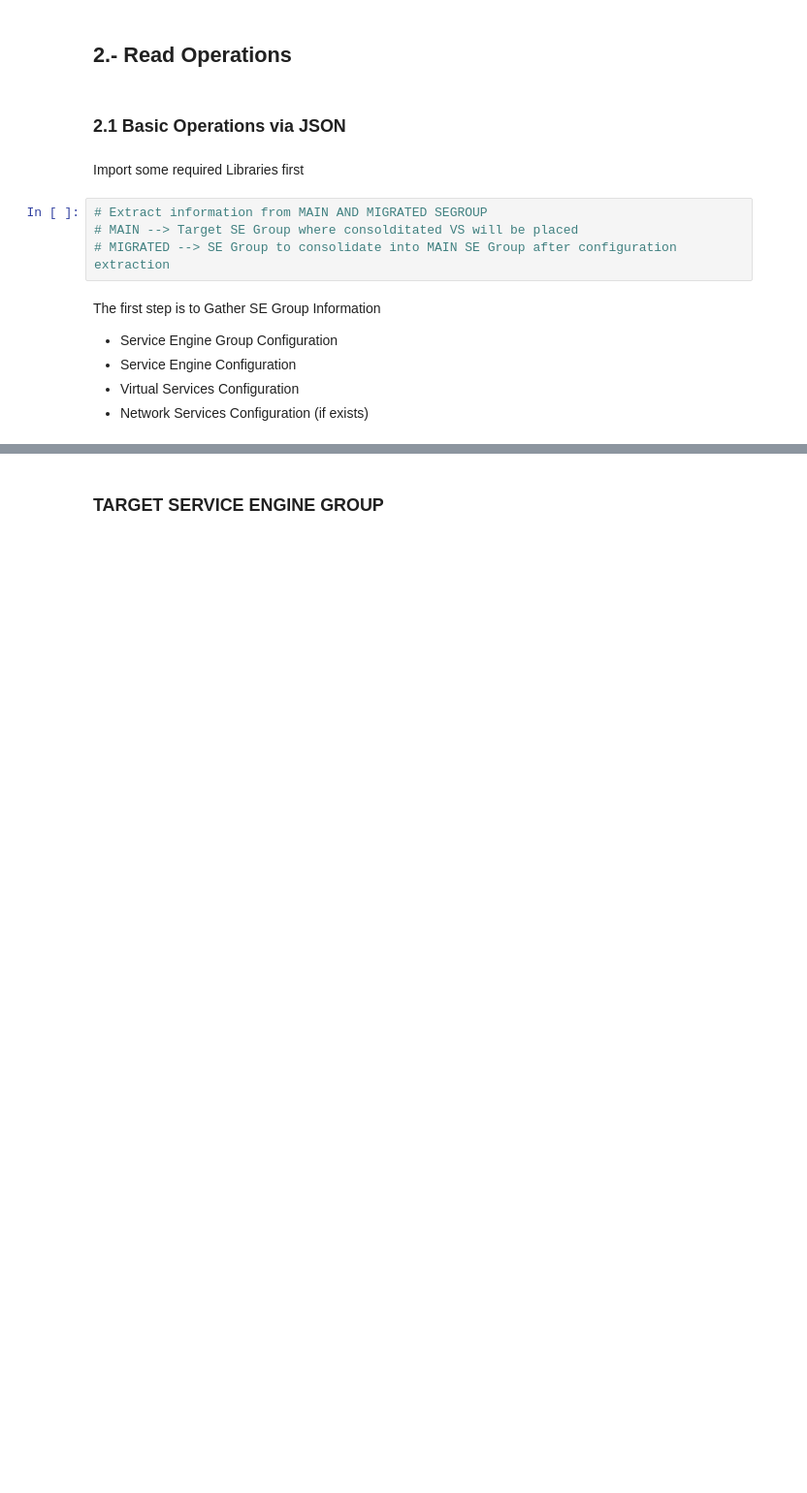
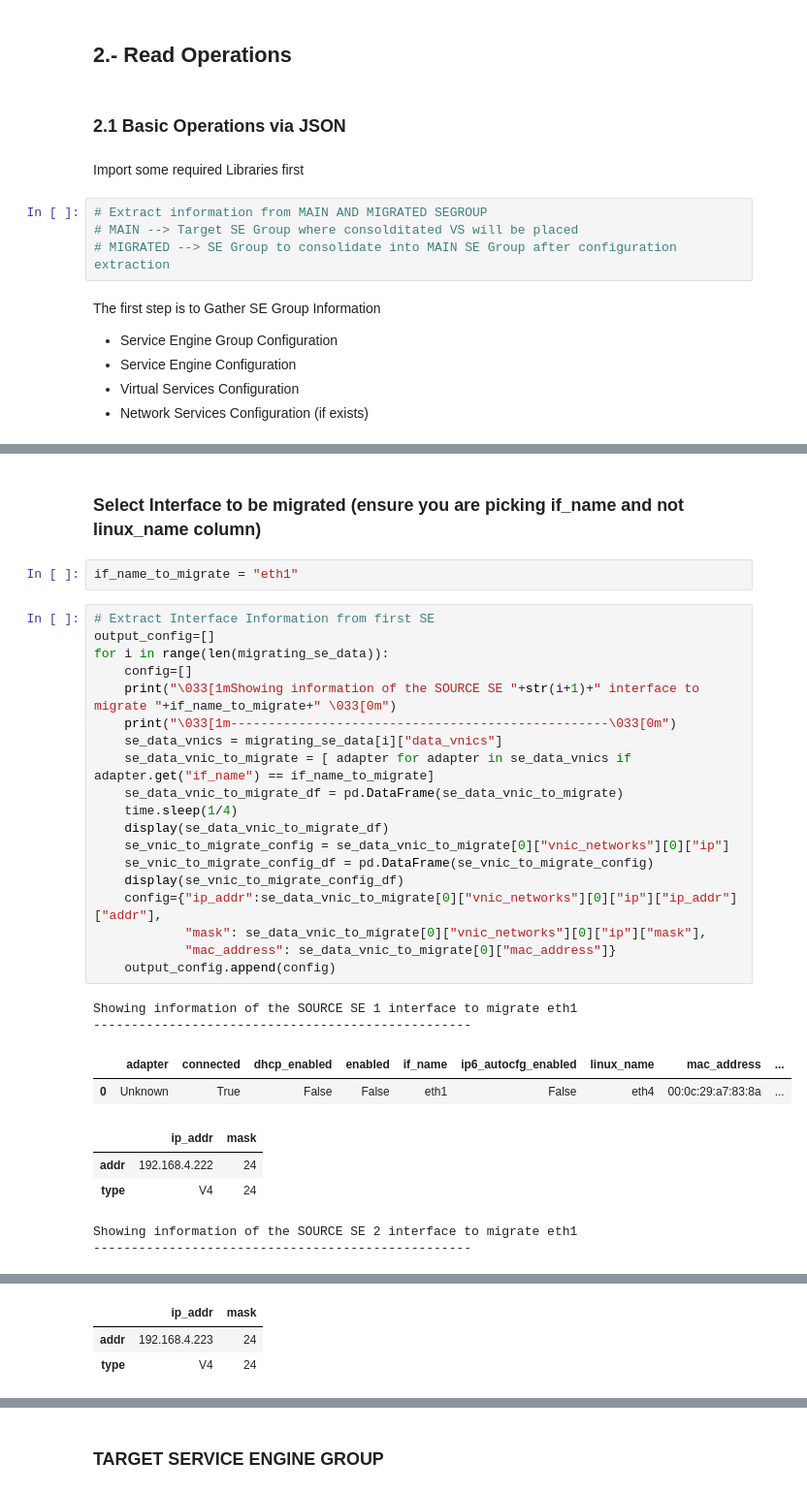
Before and after one commit to jhasensio/AVI_PLAYGROUND, a Jupyter notebook: AVI_3_Migration.ipynb, the cells around one changed output, grey strips where cells are left out. Shown at 97% size. Cells and saved outputs as stored; diff of their text form; blank space fills up the shorter version.

```diff
--- a/AVI_3_Migration.ipynb
+++ b/AVI_3_Migration.ipynb
@@ -270,0 +244,33 @@ se2_vnic_to_migrate_config_df
+# %% [markdown]
+### Select Interface to be migrated (ensure you are picking if_name and not linux_name column)
+# %%
+if_name_to_migrate = "eth1"
+# %%
+# Extract Interface Information from first SE
+output_config=[]
+for i in range(len(migrating_se_data)):
+    config=[]
+    print("\033[1mShowing information of the SOURCE SE "+str(i+1)+" interface to migrate "+if_name_to_migrate+" \033[0m")
+    print("\033[1m--------------------------------------------------\033[0m")
+    se_data_vnics = migrating_se_data[i]["data_vnics"]
+    se_data_vnic_to_migrate = [ adapter for adapter in se_data_vnics if adapter.get("if_name") == if_name_to_migrate]
+    se_data_vnic_to_migrate_df = pd.DataFrame(se_data_vnic_to_migrate)
+    time.sleep(1/4)
+    display(se_data_vnic_to_migrate_df)
+    se_vnic_to_migrate_config = se_data_vnic_to_migrate[0]["vnic_networks"][0]["ip"]
+    se_vnic_to_migrate_config_df = pd.DataFrame(se_vnic_to_migrate_config)
+    display(se_vnic_to_migrate_config_df)
+    config={"ip_addr":se_data_vnic_to_migrate[0]["vnic_networks"][0]["ip"]["ip_addr"]["addr"],
+            "mask": se_data_vnic_to_migrate[0]["vnic_networks"][0]["ip"]["mask"],
+            "mac_address": se_data_vnic_to_migrate[0]["mac_address"]}
+    output_config.append(config)
+# %% [output]
+Showing information of the SOURCE SE 1 interface to migrate eth1
+--------------------------------------------------
+|  | adapter | connected | dhcp_enabled | enabled | if_name | ip6_autocfg_enabled | linux_name | mac_address | ... |
+| 0 | Unknown | True | False | False | eth1 | False | eth4 | 00:0c:29:a7:83:8a | ... |
+|  | ip_addr | mask |
+| addr | 192.168.4.222 | 24 |
+| type | V4 | 24 |
+Showing information of the SOURCE SE 2 interface to migrate eth1
+--------------------------------------------------
@@ -271,3 +279,6 @@ se2_vnic_to_migrate_config_df
+|  | ip_addr | mask |
+| addr | 192.168.4.223 | 24 |
+| type | V4 | 24 |
 # %%
 print ("The following interfaces has been selected for migration")
 print()
```
Also changed, not shown: parts of 35 cells of this notebook, 1 other file.
